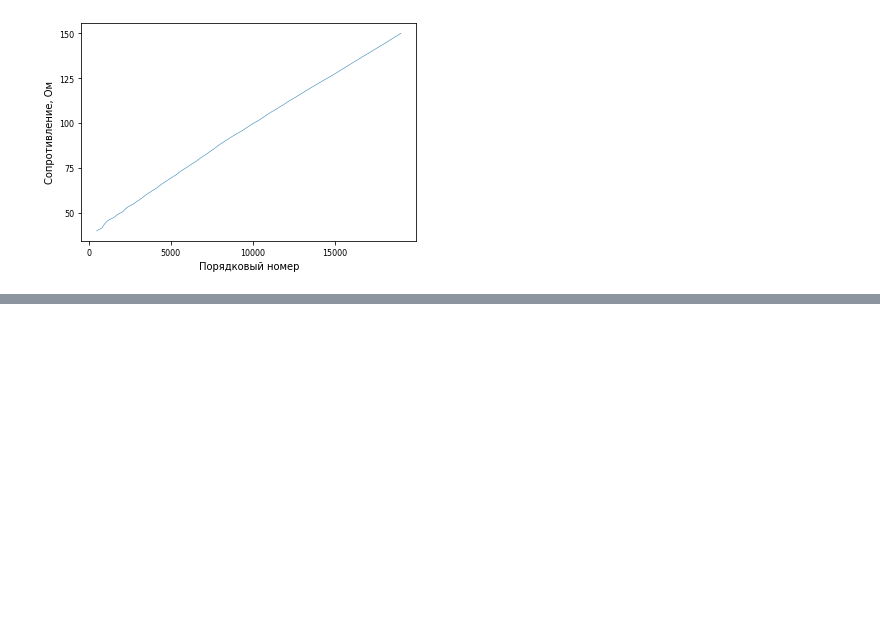
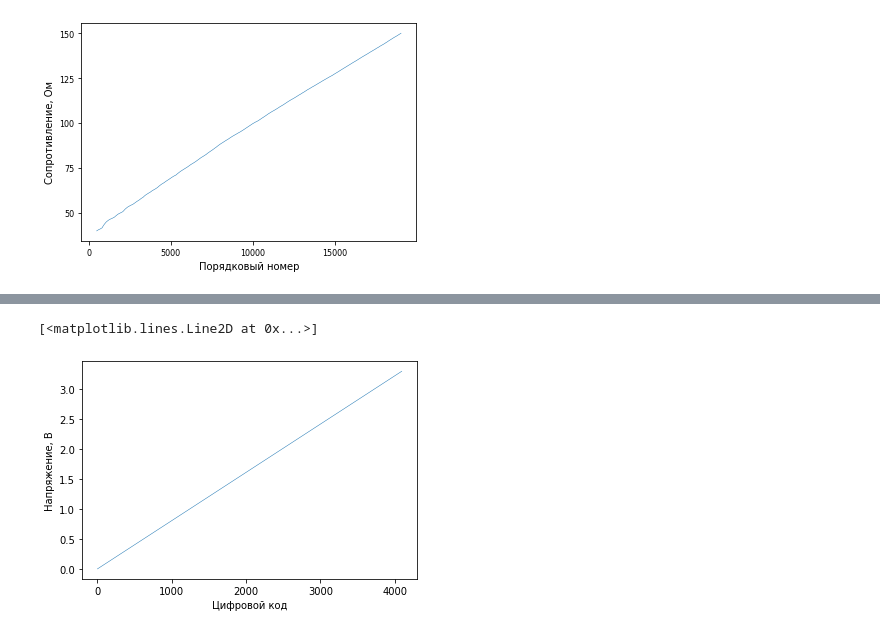
Before and after one commit to Marik28/dissertation, a Jupyter notebook: src/notebooks/Графики характеристик.ipynb, the cells around one changed output, grey strips where cells are left out. Drawn from its saved outputs; the diff is of its cells as text; code cells hidden in the pictures; blank space fills up the shorter version.

Commit message:
change diagrams

```diff
--- a/src/notebooks/Графики характеристик.ipynb
+++ b/src/notebooks/Графики характеристик.ipynb
@@ -136,3 +136,5 @@ plt.plot(simulated_part, linewidth=0.5)
 # %% [output]
 [<matplotlib.lines.Line2D at 0x...>]
 [figure]
+# %%
+df_mcp4725 = pd.read_csv(data_dir / "DAC" / "mcp4725.csv")
@@ -138,0 +150,11 @@ plt.plot(simulated_part, linewidth=0.5)
+# %%
+plt.xlabel("Цифровой код")
+plt.ylabel("Напряжение, В")
+# plt.yticks(np.arange(0, 1001, 100), fontsize=8)
+# plt.xticks(np.arange(0, 256, 16), fontsize=8)
+plt.plot(df_mcp4725["code"], df_mcp4725["voltage"], linewidth=0.5)
+# plt.plot(codes, ideal, linewidth=0.5)
+# plt.legend(["Реальная характеристика", "Идеальная характеристика"], fontsize=8)
+# %% [output]
+[<matplotlib.lines.Line2D at 0x...>]
+[figure, added]
```
Also changed, not shown: parts of 1 cell of this notebook, 4 other files.
